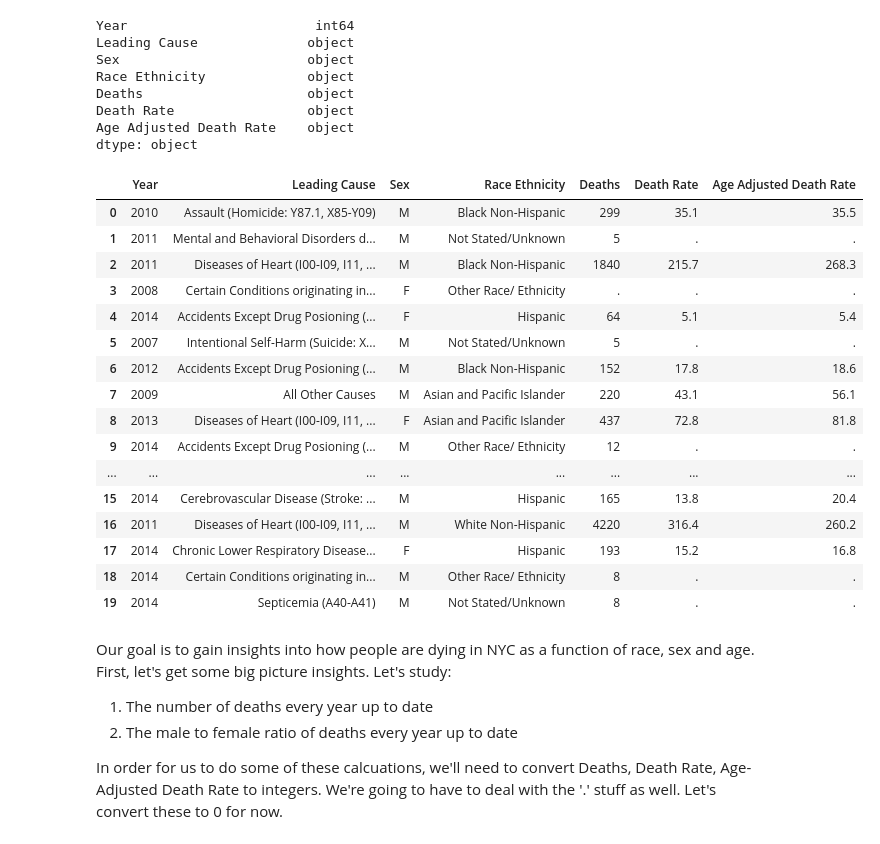
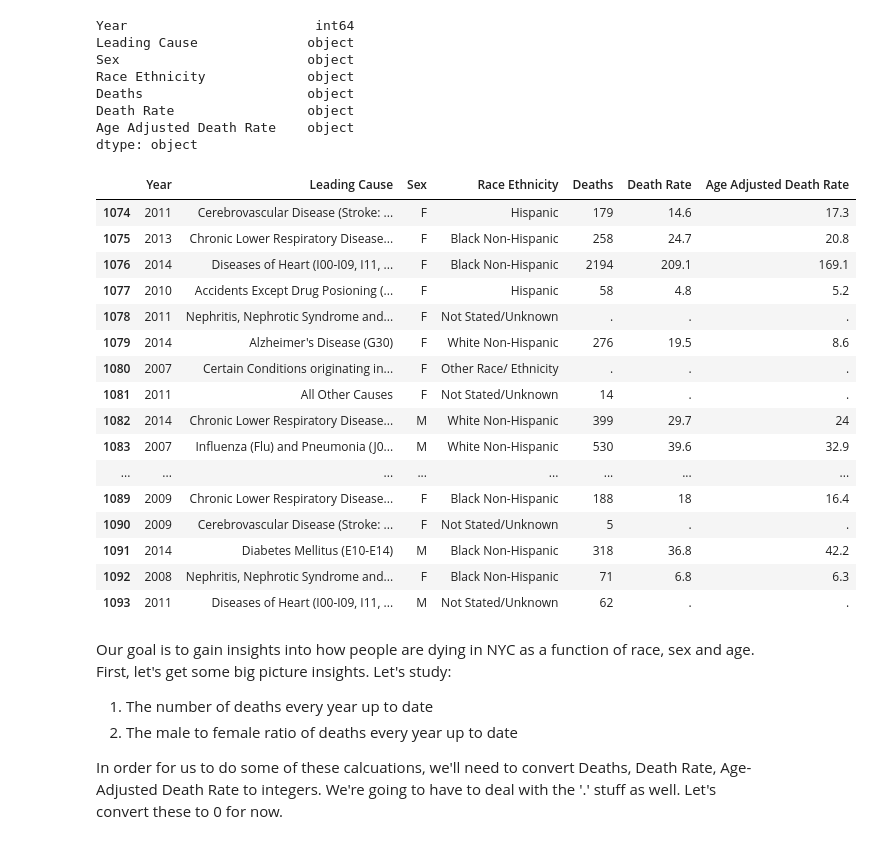
Before and after one commit to flameman4555/super-robot, a Jupyter notebook: NYC_Deaths.ipynb, the cells around one changed output. Drawn from its saved outputs; the diff is of its cells as text; code cells hidden in the pictures.

```diff
--- a/NYC_Deaths.ipynb
+++ b/NYC_Deaths.ipynb
@@ -26,25 +26,25 @@ Death Rate                 object
 Age Adjusted Death Rate    object
 dtype: object
 # %%
-df.head(20)
+df.tail(20)
 # %% [output]
 |  | Year | Leading Cause | Sex | Race Ethnicity | Deaths | Death Rate | Age Adjusted Death Rate |
-| 0 | 2010 | Assault (Homicide: Y87.1, X85-Y09) | M | Black Non-Hispanic | 299 | 35.1 | 35.5 |
-| 1 | 2011 | Mental and Behavioral Disorders d... | M | Not Stated/Unknown | 5 | . | . |
-| 2 | 2011 | Diseases of Heart (I00-I09, I11, ... | M | Black Non-Hispanic | 1840 | 215.7 | 268.3 |
-| 3 | 2008 | Certain Conditions originating in... | F | Other Race/ Ethnicity | . | . | . |
-| 4 | 2014 | Accidents Except Drug Posioning (... | F | Hispanic | 64 | 5.1 | 5.4 |
-| 5 | 2007 | Intentional Self-Harm (Suicide: X... | M | Not Stated/Unknown | 5 | . | . |
-| 6 | 2012 | Accidents Except Drug Posioning (... | M | Black Non-Hispanic | 152 | 17.8 | 18.6 |
-| 7 | 2009 | All Other Causes | M | Asian and Pacific Islander | 220 | 43.1 | 56.1 |
-| 8 | 2013 | Diseases of Heart (I00-I09, I11, ... | F | Asian and Pacific Islander | 437 | 72.8 | 81.8 |
-| 9 | 2014 | Accidents Except Drug Posioning (... | M | Other Race/ Ethnicity | 12 | . | . |
+| 1074 | 2011 | Cerebrovascular Disease (Stroke: ... | F | Hispanic | 179 | 14.6 | 17.3 |
+| 1075 | 2013 | Chronic Lower Respiratory Disease... | F | Black Non-Hispanic | 258 | 24.7 | 20.8 |
+| 1076 | 2014 | Diseases of Heart (I00-I09, I11, ... | F | Black Non-Hispanic | 2194 | 209.1 | 169.1 |
+| 1077 | 2010 | Accidents Except Drug Posioning (... | F | Hispanic | 58 | 4.8 | 5.2 |
+| 1078 | 2011 | Nephritis, Nephrotic Syndrome and... | F | Not Stated/Unknown | . | . | . |
+| 1079 | 2014 | Alzheimer's Disease (G30) | F | White Non-Hispanic | 276 | 19.5 | 8.6 |
+| 1080 | 2007 | Certain Conditions originating in... | F | Other Race/ Ethnicity | . | . | . |
+| 1081 | 2011 | All Other Causes | F | Not Stated/Unknown | 14 | . | . |
+| 1082 | 2014 | Chronic Lower Respiratory Disease... | M | White Non-Hispanic | 399 | 29.7 | 24 |
+| 1083 | 2007 | Influenza (Flu) and Pneumonia (J0... | M | White Non-Hispanic | 530 | 39.6 | 32.9 |
 | ... | ... | ... | ... | ... | ... | ... | ... |
-| 15 | 2014 | Cerebrovascular Disease (Stroke: ... | M | Hispanic | 165 | 13.8 | 20.4 |
-| 16 | 2011 | Diseases of Heart (I00-I09, I11, ... | M | White Non-Hispanic | 4220 | 316.4 | 260.2 |
-| 17 | 2014 | Chronic Lower Respiratory Disease... | F | Hispanic | 193 | 15.2 | 16.8 |
-| 18 | 2014 | Certain Conditions originating in... | M | Other Race/ Ethnicity | 8 | . | . |
-| 19 | 2014 | Septicemia (A40-A41) | M | Not Stated/Unknown | 8 | . | . |
+| 1089 | 2009 | Chronic Lower Respiratory Disease... | F | Black Non-Hispanic | 188 | 18 | 16.4 |
+| 1090 | 2009 | Cerebrovascular Disease (Stroke: ... | F | Not Stated/Unknown | 5 | . | . |
+| 1091 | 2014 | Diabetes Mellitus (E10-E14) | M | Black Non-Hispanic | 318 | 36.8 | 42.2 |
+| 1092 | 2008 | Nephritis, Nephrotic Syndrome and... | F | Black Non-Hispanic | 71 | 6.8 | 6.3 |
+| 1093 | 2011 | Diseases of Heart (I00-I09, I11, ... | M | Not Stated/Unknown | 62 | . | . |
 # %% [markdown]
 Our goal is to gain insights into how people are dying in NYC as a function of race, sex and age. First, let's get some big picture insights. Let's study:
 
```
Also changed, not shown: parts of 15 cells of this notebook.
